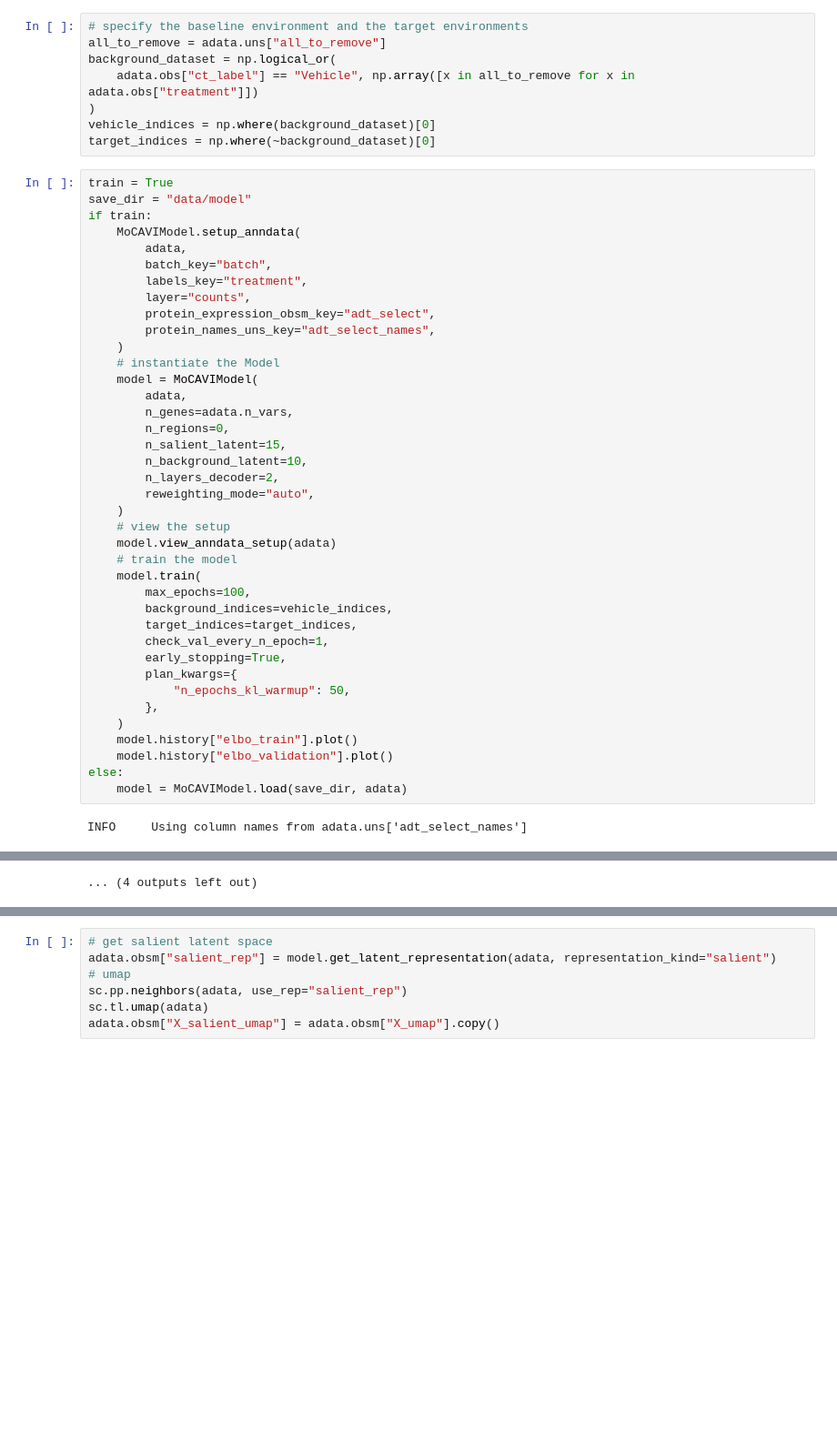
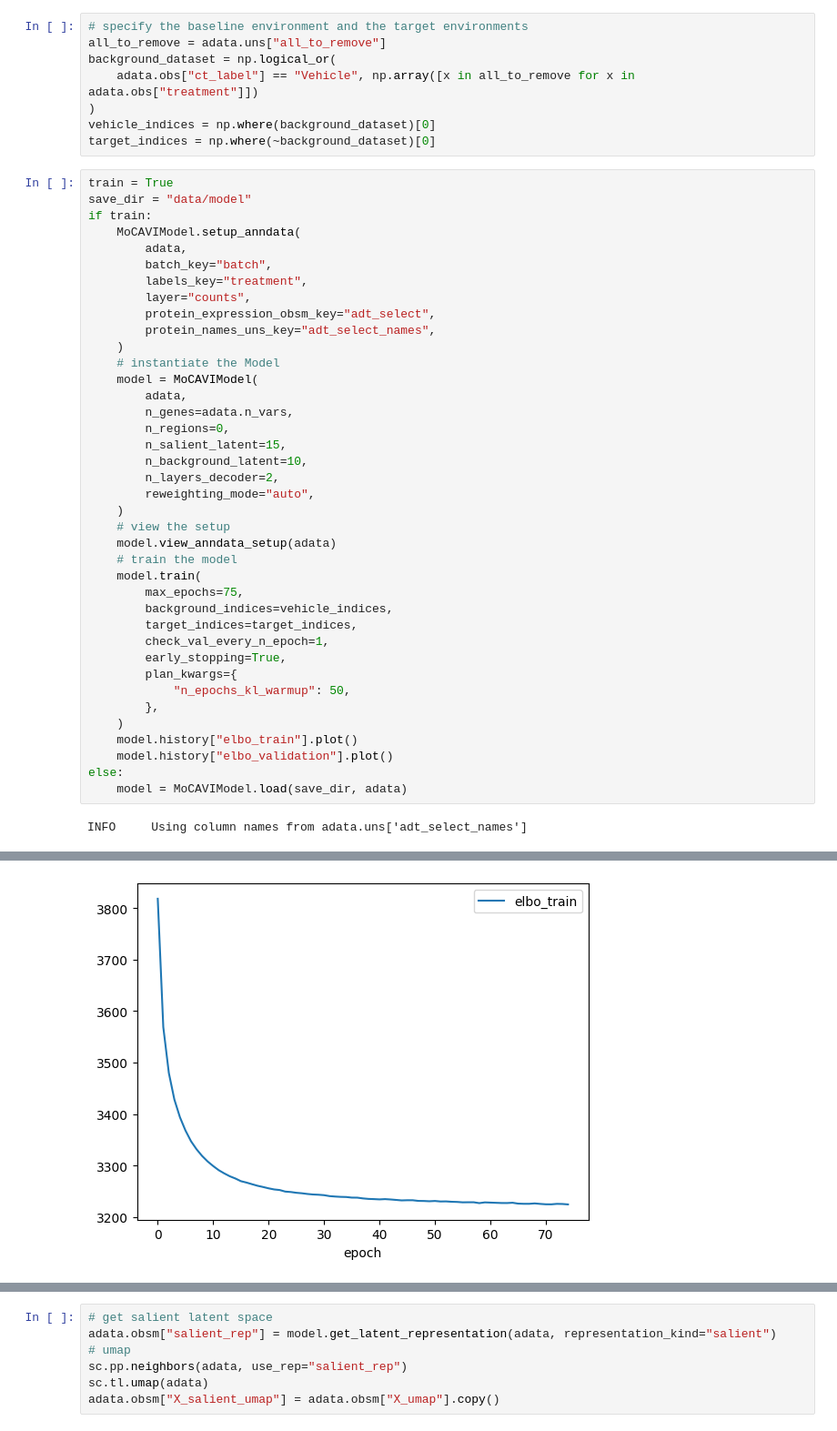
Before and after one commit to Genentech/MoCAVI, a Jupyter notebook: entry_points/kinase-analysis.ipynb, the cells around one changed output, grey strips where cells are left out. Shown at 91% size. Saved outputs shown, nothing was run; the diff lists cells and outputs as text; blank space fills up the shorter version.

```diff
--- a/entry_points/kinase-analysis.ipynb
+++ b/entry_points/kinase-analysis.ipynb
@@ -58,7 +58,7 @@ if train:
     model.view_anndata_setup(adata)
     # train the model
     model.train(
-        max_epochs=100,
+        max_epochs=75,
         background_indices=vehicle_indices,
         target_indices=target_indices,
         check_val_every_n_epoch=1,
@@ -150 +149 @@ LOCAL_RANK: 0 - CUDA_VISIBLE_DEVICES: [0]
-... (4 outputs left out)
+[figure, added]
```
Also changed, not shown: parts of 4 cells of this notebook, 2 other files.
